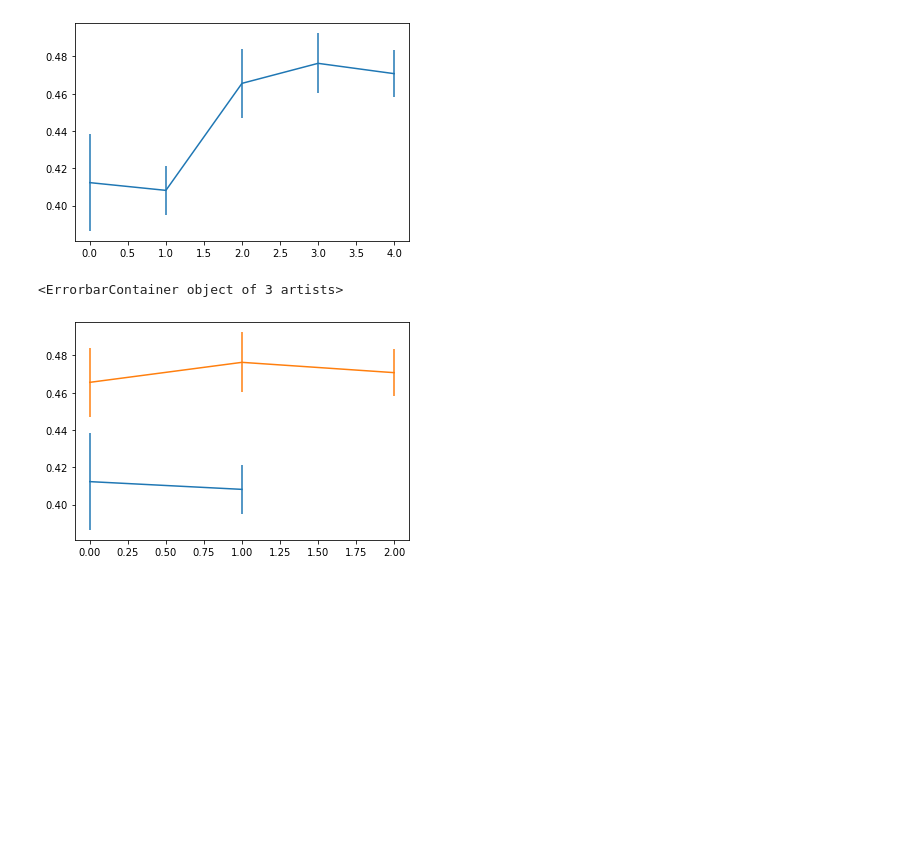
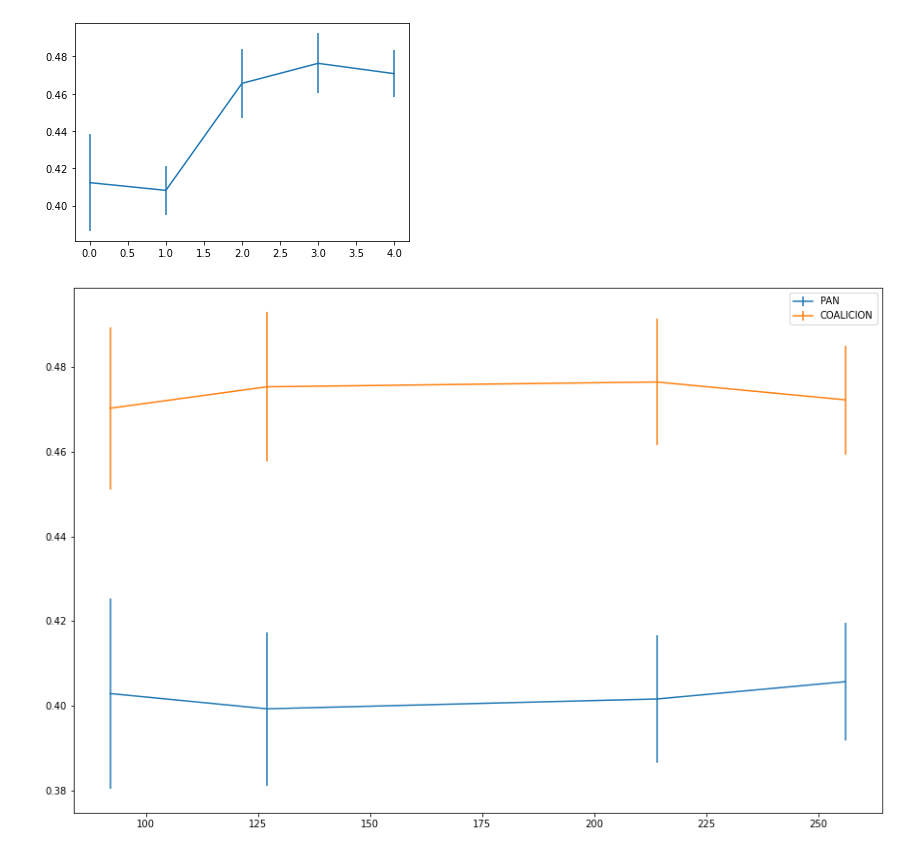
Before and after one commit to itzelvigil/desktop_estadistica, a Jupyter notebook: Dashboard Estadística/Dashboard.ipynb, the cells around one changed output. Saved outputs shown, nothing was run; the diff lists cells and outputs as text; code cells hidden in the pictures; blank space fills up the shorter version.

```diff
--- a/Dashboard Estadística/Dashboard.ipynb
+++ b/Dashboard Estadística/Dashboard.ipynb
@@ -125,7 +125,11 @@ delta
 intervalo_PAN = pd.DataFrame({"estimacion": sim["PAN"][:].array, "delta": delta["PAN"].array})
 intervalo_PAN["minimo"] = intervalo_PAN["estimacion"] - intervalo_PAN["delta"]
 intervalo_PAN["maximo"] = intervalo_PAN["estimacion"] + intervalo_PAN["delta"]
+intervalo_PAN["muestra"] = len(muestra_actual)
+print(intervalo_PAN.muestra[0])
 
 intervalo_COALICION = pd.DataFrame({"estimacion": sim["COALICION"][:].array, "delta": delta["COALICION"].array})
 intervalo_COALICION["minimo"] = intervalo_COALICION["estimacion"] - intervalo_COALICION["delta"]
 intervalo_COALICION["maximo"] = intervalo_COALICION["estimacion"] + intervalo_COALICION["delta"]
+intervalo_COALICION["muestra"] = len(muestra_actual)
+intervalo_COALICION.muestra[0]
@@ -132,9 +139,13 @@ intervalo_COALICION["maximo"] = intervalo_COALICION["estimacion"] + intervalo_CO
 # %%
 path = "Files/Exports/Res_PAN.csv"
+historial_PAN = pd.DataFrame()
 if os.path.exists(path):
-    rd = pd.read_csv(path)
-    intervalo_PAN = rd.append(intervalo_PAN, ignore_index=True)
-intervalo_PAN.to_csv(path, index=False)
-intervalo_PAN = intervalo_PAN.drop_duplicates("delta", keep=False).reset_index(drop=True)
-intervalo_PAN
+    historial_PAN = pd.read_csv(path)
+    if intervalo_PAN.muestra[0] not in historial_PAN.muestra.values:
+        historial_PAN = historial_PAN.append(intervalo_PAN, ignore_index=True)
+else :
+    historial_PAN = historial_PAN.append(intervalo_PAN, ignore_index=True)
+
+historial_PAN.to_csv(path, index=False)
+historial_PAN
 # %% [output]
@@ -144,11 +157,12 @@ intervalo_PAN
 # %%
 path = "Files/Exports/Res_COALICION.csv"
+historial_COALICION = pd.DataFrame()
 if os.path.exists(path):
-    rd = pd.read_csv(path)
-    rd = rd.append(intervalo_COALICION, ignore_index=True)
-    rd = rd.drop_duplicates("delta", ignore_index=True)
-    intervalo_COALICION = rd
-intervalo_COALICION.to_csv(path, index=False)
-intervalo_COALICION = intervalo_COALICION.drop_duplicates("delta", keep=False).reset_index(drop=True)
-intervalo_COALICION
+    historial_COALICION = pd.read_csv(path)
+    if intervalo_COALICION.muestra[0] not in historial_COALICION.muestra.values:
+        historial_COALICION = historial_COALICION.append(intervalo_COALICION, ignore_index=True)
+else :
+    historial_COALICION = historial_COALICION.append(intervalo_COALICION, ignore_index=True)
+historial_COALICION.to_csv(path, index=False)
+historial_COALICION
 # %% [output]
@@ -332,8 +347,11 @@ plt.errorbar(x=df_result.index, y=df_result["estimacion"],yerr=df_result["delta"
 <ErrorbarContainer object of 3 artists>
 [figure]
 # %%
-plt.errorbar(x=intervalo_PAN.index, y=intervalo_PAN["estimacion"],yerr=intervalo_PAN["delta"])
-plt.errorbar(x=intervalo_COALICION.index, y=intervalo_COALICION["estimacion"],yerr=intervalo_COALICION["delta"])
+fig, ax = plt.subplots(figsize=(15,10))
+
+ax.errorbar(x=historial_PAN.muestra, y=historial_PAN["estimacion"],yerr=historial_PAN["delta"], label="PAN")
+ax.errorbar(x=historial_COALICION.muestra, y=historial_COALICION["estimacion"],yerr=historial_COALICION["delta"], label="COALICION")
+ax.legend(numpoints=1)
+plt.show()
 # %% [output]
-<ErrorbarContainer object of 3 artists>
-[figure, old version]
+[figure, new version]
```
Also changed, not shown: parts of 9 cells of this notebook, 4 other files.
